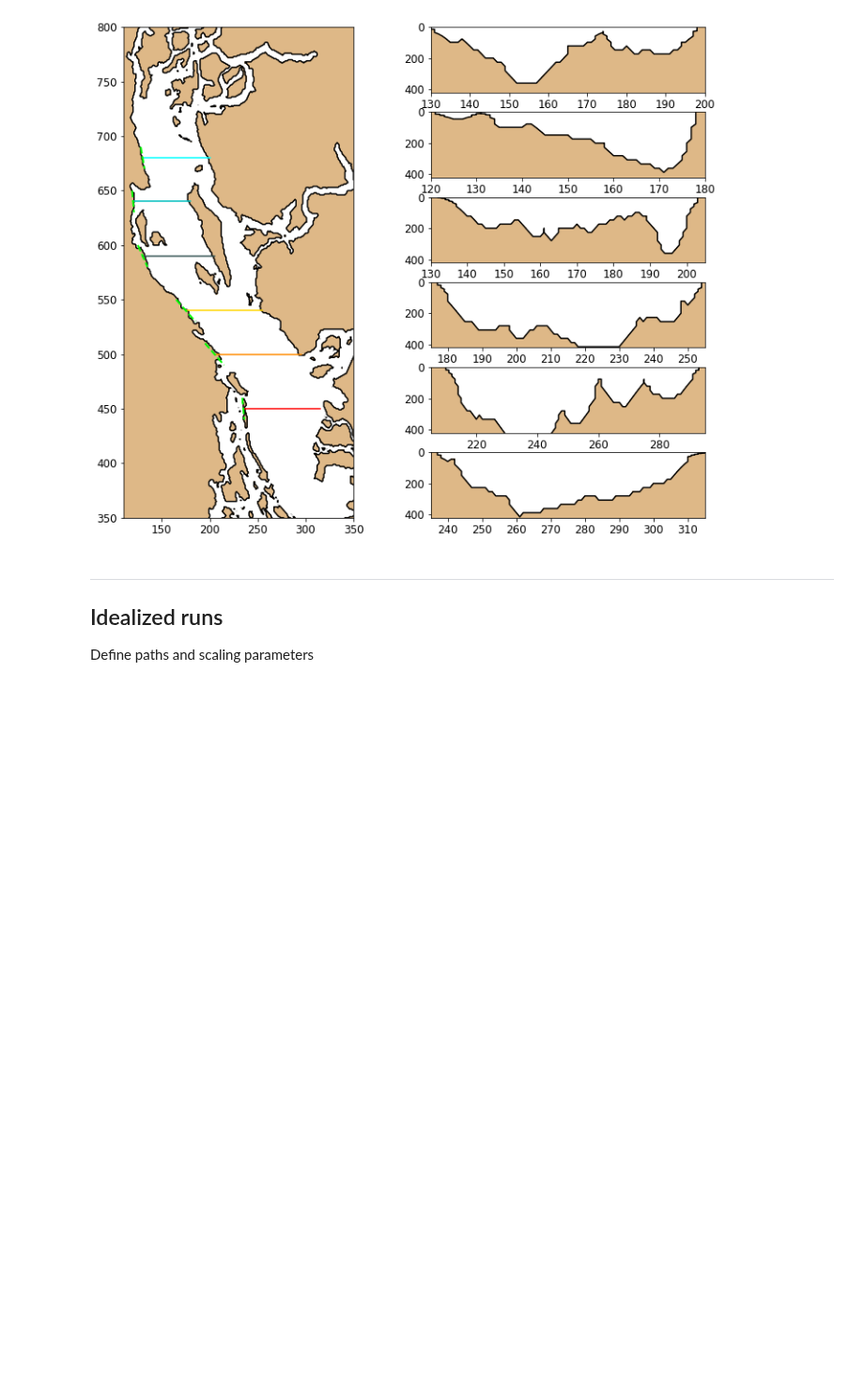
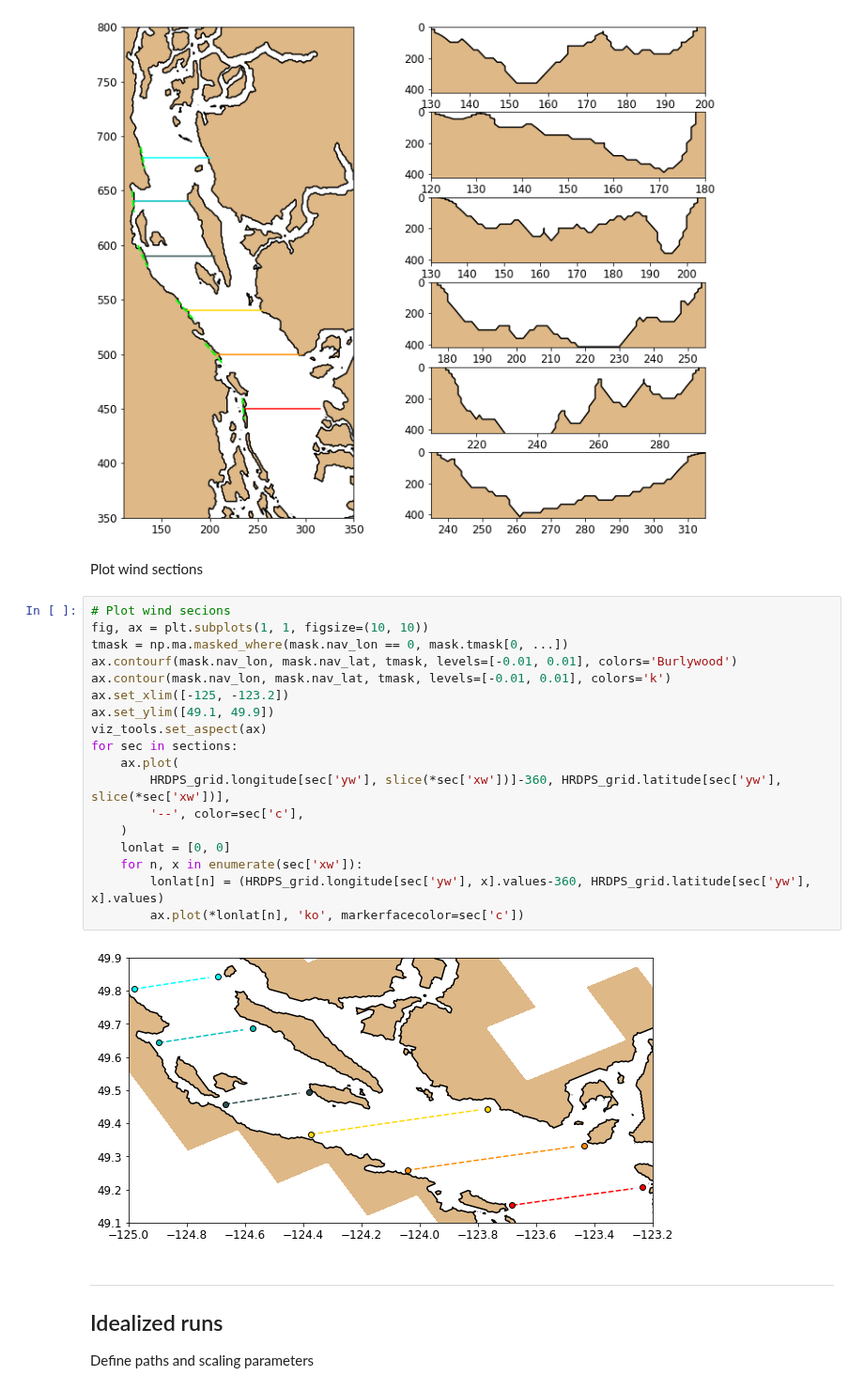
Before and after one commit to SalishSeaCast/analysis-ben, a Jupyter notebook: notebooks/Upwelling_scaling.ipynb, the cells around one changed output. Shown at 94% size. Cells and saved outputs as stored; diff of their text form; blank space fills up the shorter version.

```diff
--- a/notebooks/Upwelling_scaling.ipynb
+++ b/notebooks/Upwelling_scaling.ipynb
@@ -218,6 +224,28 @@ for row, sec in zip(range(6), sections):
     ax_sec.set_ylim([420, 0])
 # %% [output]
 [figure]
+# %% [markdown]
+Plot wind sections
+# %%
+# Plot wind secions
+fig, ax = plt.subplots(1, 1, figsize=(10, 10))
+tmask = np.ma.masked_where(mask.nav_lon == 0, mask.tmask[0, ...])
+ax.contourf(mask.nav_lon, mask.nav_lat, tmask, levels=[-0.01, 0.01], colors='Burlywood')
+ax.contour(mask.nav_lon, mask.nav_lat, tmask, levels=[-0.01, 0.01], colors='k')
+ax.set_xlim([-125, -123.2])
+ax.set_ylim([49.1, 49.9])
+viz_tools.set_aspect(ax)
+for sec in sections:
+    ax.plot(
+        HRDPS_grid.longitude[sec['yw'], slice(*sec['xw'])]-360, HRDPS_grid.latitude[sec['yw'], slice(*sec['xw'])],
+        '--', color=sec['c'],
+    )
+    lonlat = [0, 0]
+    for n, x in enumerate(sec['xw']):
+        lonlat[n] = (HRDPS_grid.longitude[sec['yw'], x].values-360, HRDPS_grid.latitude[sec['yw'], x].values)
+        ax.plot(*lonlat[n], 'ko', markerfacecolor=sec['c'])
+# %% [output]
+[figure, added]
 # %% [markdown]
 ***
 ## Idealized runs
```
Also changed, not shown: parts of 18 cells of this notebook.
